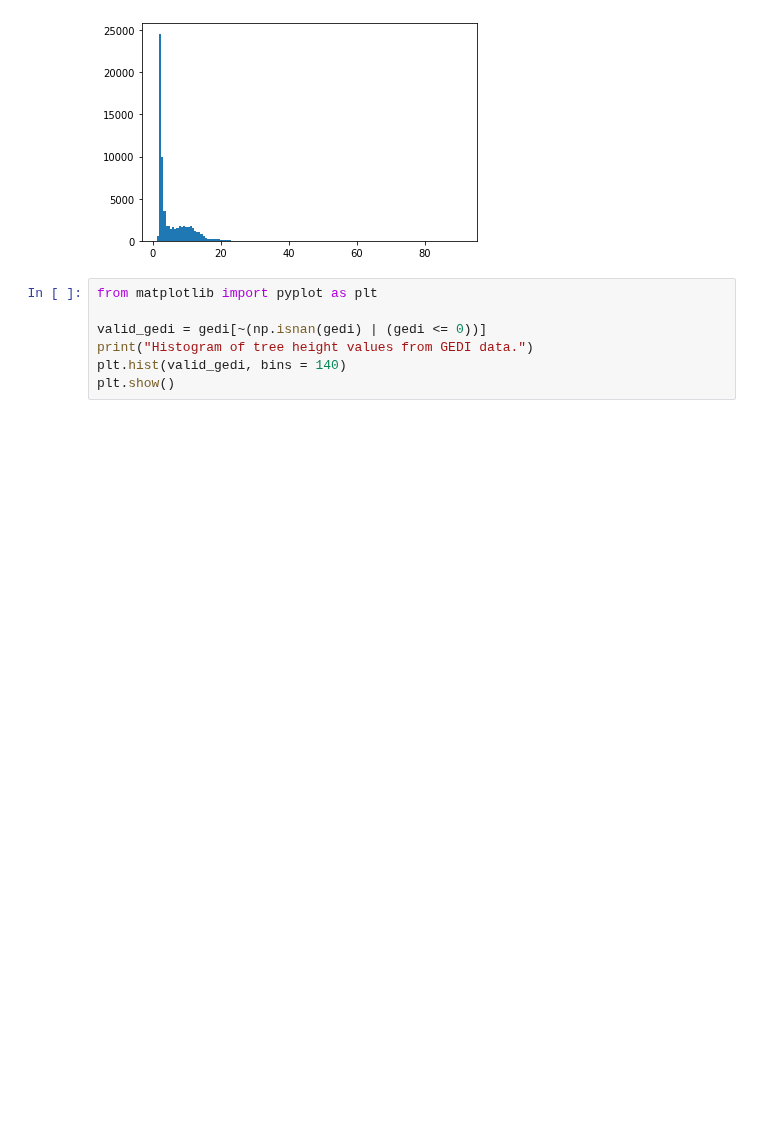
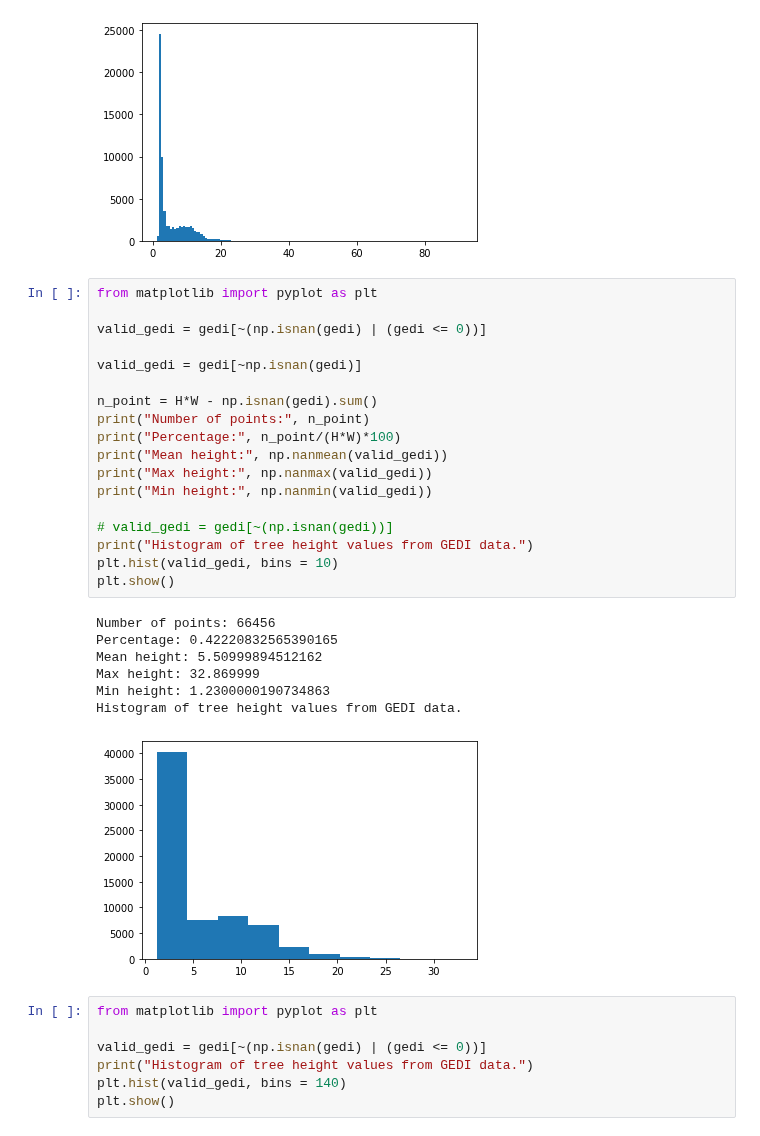
Before and after one commit to khanhtrq/depth-any-canopy, a Jupyter notebook: read_data.ipynb, the cells around one changed output. Saved outputs shown, nothing was run; the diff lists cells and outputs as text; blank space fills up the shorter version.

Commit message:
camau data

```diff
--- a/read_data.ipynb
+++ b/read_data.ipynb
@@ -98,6 +98,32 @@ Max height: 90.739998
 Min height: 1.2300000190734863
 Histogram of tree height values from GEDI data.
 [figure]
+# %%
+from matplotlib import pyplot as plt
+
+valid_gedi = gedi[~(np.isnan(gedi) | (gedi <= 0))]
+
+valid_gedi = gedi[~np.isnan(gedi)]
+
+n_point = H*W - np.isnan(gedi).sum()
+print("Number of points:", n_point)
+print("Percentage:", n_point/(H*W)*100)
+print("Mean height:", np.nanmean(valid_gedi))
+print("Max height:", np.nanmax(valid_gedi))
+print("Min height:", np.nanmin(valid_gedi))
+
+# valid_gedi = gedi[~(np.isnan(gedi))]
+print("Histogram of tree height values from GEDI data.")
+plt.hist(valid_gedi, bins = 10)
+plt.show()
+# %% [output]
+Number of points: 66456
+Percentage: 0.42220832565390165
+Mean height: 5.50999894512162
+Max height: 32.869999
+Min height: 1.2300000190734863
+Histogram of tree height values from GEDI data.
+[figure, added]
 # %%
 from matplotlib import pyplot as plt
 
```
Also changed, not shown: parts of 1 cell of this notebook, 1 other file.
